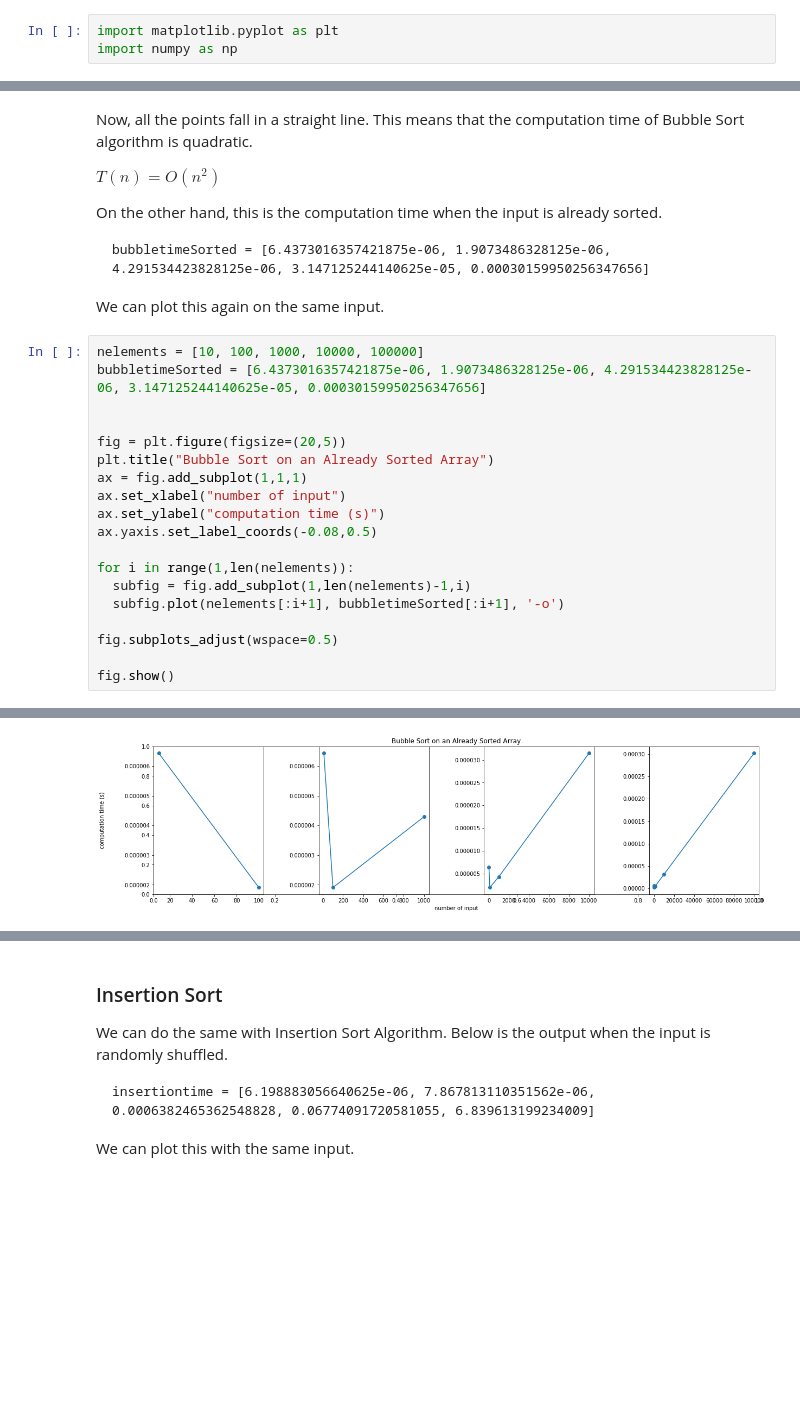
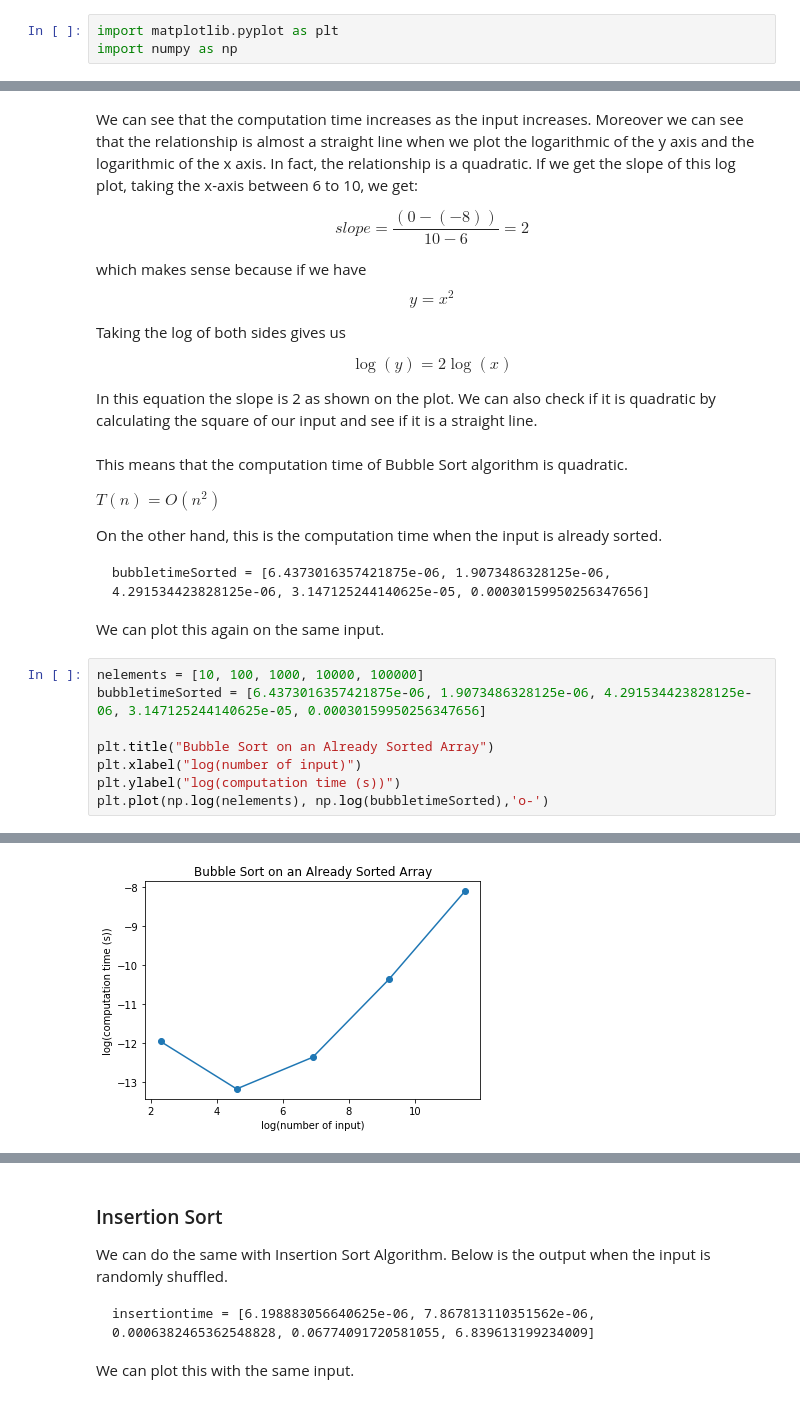
Before and after one commit to Data-Driven-World/d2w_ml_notes, a Jupyter notebook: ComputationTime.ipynb, the cells around one changed output, grey strips where cells are left out. Cells and saved outputs as stored; diff of their text form; blank space fills up the shorter version.

```diff
--- a/ComputationTime.ipynb
+++ b/ComputationTime.ipynb
@@ -221,5 +183,19 @@ Adding an axes using the same arguments as a previous axes currently reuses the
+# %% [markdown]
+We can see that the computation time increases as the input increases. Moreover we can see that the relationship is almost a straight line when we plot the logarithmic of the y axis and the logarithmic of the x axis. In fact, the relationship is a quadratic. If we get the slope of this log plot, taking the x-axis between 6 to 10, we get:
+
+$$slope = \frac{(0 - (-8))}{10 - 6} = 2$$
+
+which makes sense because if we have
+$$y = x^2$$
+
+Taking the log of both sides gives us
+
+$$\log(y) = 2 \log(x)$$
+
+
+In this equation the slope is 2 as shown on the plot. We can also check if it is quadratic by calculating the square of our input and see if it is a straight line.
 # %% [markdown]
-Now, all the points fall in a straight line. This means that the computation time of Bubble Sort algorithm is quadratic.
+This means that the computation time of Bubble Sort algorithm is quadratic.
 
 $T(n) = O(n^2)$
 
@@ -234,19 +210,8 @@ We can plot this again on the same input.
 nelements = [10, 100, 1000, 10000, 100000]
 bubbletimeSorted = [6.4373016357421875e-06, 1.9073486328125e-06, 4.291534423828125e-06, 3.147125244140625e-05, 0.00030159950256347656]
 
-
-fig = plt.figure(figsize=(20,5))
 plt.title("Bubble Sort on an Already Sorted Array")
-ax = fig.add_subplot(1,1,1)
-ax.set_xlabel("number of input")
-ax.set_ylabel("computation time (s)")
-ax.yaxis.set_label_coords(-0.08,0.5)
-
-for i in range(1,len(nelements)):
-  subfig = fig.add_subplot(1,len(nelements)-1,i)
-  subfig.plot(nelements[:i+1], bubbletimeSorted[:i+1], '-o')
-
-fig.subplots_adjust(wspace=0.5)
-
-fig.show()
+plt.xlabel("log(number of input)")
+plt.ylabel("log(computation time (s))")
+plt.plot(np.log(nelements), np.log(bubbletimeSorted),'o-')
 # %% [output]
@@ -255 +219 @@ Adding an axes using the same arguments as a previous axes currently reuses the
-[figure, old version]
+[figure, new version]
```
Also changed, not shown: parts of 19 cells of this notebook.
